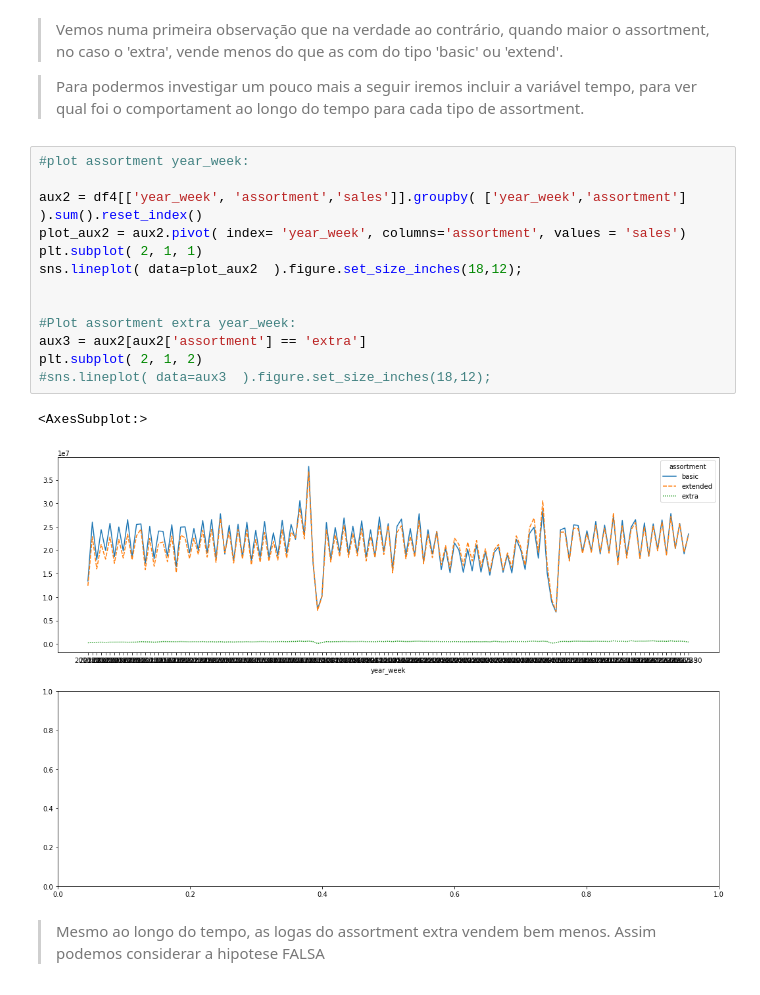
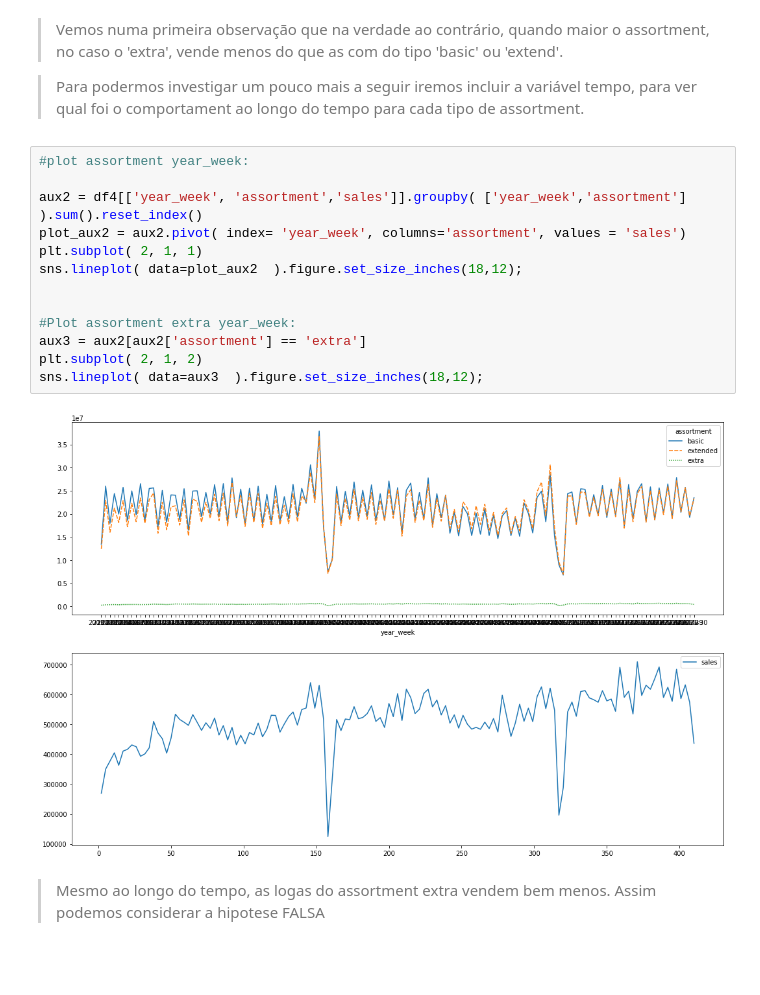
Before and after one commit to LucasAsilveira/Project-Rossmann-Sales-Forecast, a Jupyter notebook: Project_Rossmann_FinalV0.0.ipynb, the cells around one changed output. Saved outputs shown, nothing was run; the diff lists cells and outputs as text; blank space fills up the shorter version.

```diff
--- a/Project_Rossmann_FinalV0.0.ipynb
+++ b/Project_Rossmann_FinalV0.0.ipynb
@@ -641,19 +641,18 @@ aux1
 # %%
 #plot assortment year_week:
 
 aux2 = df4[['year_week', 'assortment','sales']].groupby( ['year_week','assortment'] ).sum().reset_index()
 plot_aux2 = aux2.pivot( index= 'year_week', columns='assortment', values = 'sales')
 plt.subplot( 2, 1, 1)
 sns.lineplot( data=plot_aux2  ).figure.set_size_inches(18,12);
 
 
 #Plot assortment extra year_week:
 aux3 = aux2[aux2['assortment'] == 'extra']
 plt.subplot( 2, 1, 2)
-#sns.lineplot( data=aux3  ).figure.set_size_inches(18,12);
+sns.lineplot( data=aux3  ).figure.set_size_inches(18,12);
 # %% [output]
-<AxesSubplot:>
-[figure, old version]
+[figure, new version]
 # %% [markdown]
 > Mesmo ao longo do tempo, as logas do assortment extra vendem bem menos. Assim podemos considerar a hipotese FALSA
 # %% [markdown]
```
Also changed, not shown: parts of 1 cell of this notebook, 1 other file.
